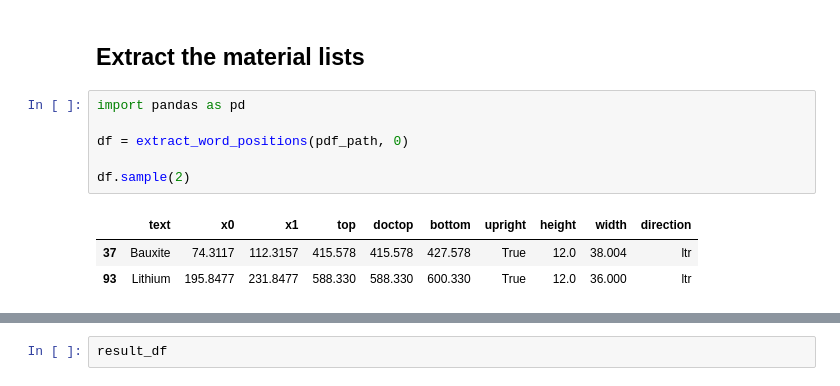
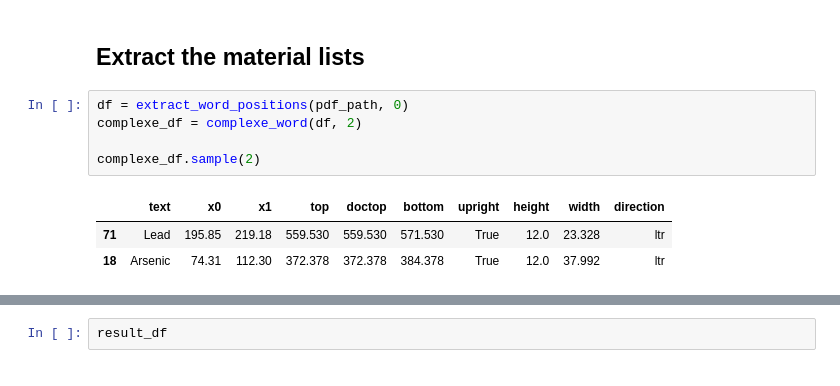
Before and after one commit to Yassmine2020/MaterialRisksSimulation, a Jupyter notebook: test_usgs/pdf_to_materials.ipynb, the cells around one changed output, grey strips where cells are left out. Saved outputs shown, nothing was run; the diff lists cells and outputs as text.

```diff
--- a/test_usgs/pdf_to_materials.ipynb
+++ b/test_usgs/pdf_to_materials.ipynb
@@ -144,12 +167,11 @@ pdf_path = "mcs2024.pdf"
 # %% [markdown]
 ## Extract the material lists
 # %%
-import pandas as pd
+df = extract_word_positions(pdf_path, 0)
+complexe_df = complexe_word(df, 2)
 
-df = extract_word_positions(pdf_path, 0)
-
-df.sample(2)
+complexe_df.sample(2)
 # %% [output]
 |  | text | x0 | x1 | top | doctop | bottom | upright | height | width | direction |
-| 37 | Bauxite | 74.3117 | 112.3157 | 415.578 | 415.578 | 427.578 | True | 12.0 | 38.004 | ltr |
-| 93 | Lithium | 195.8477 | 231.8477 | 588.330 | 588.330 | 600.330 | True | 12.0 | 36.000 | ltr |
+| 71 | Lead | 195.85 | 219.18 | 559.530 | 559.530 | 571.530 | True | 12.0 | 23.328 | ltr |
+| 18 | Arsenic | 74.31 | 112.30 | 372.378 | 372.378 | 384.378 | True | 12.0 | 37.992 | ltr |
```
Also changed, not shown: parts of 15 cells of this notebook, 1 other file.
